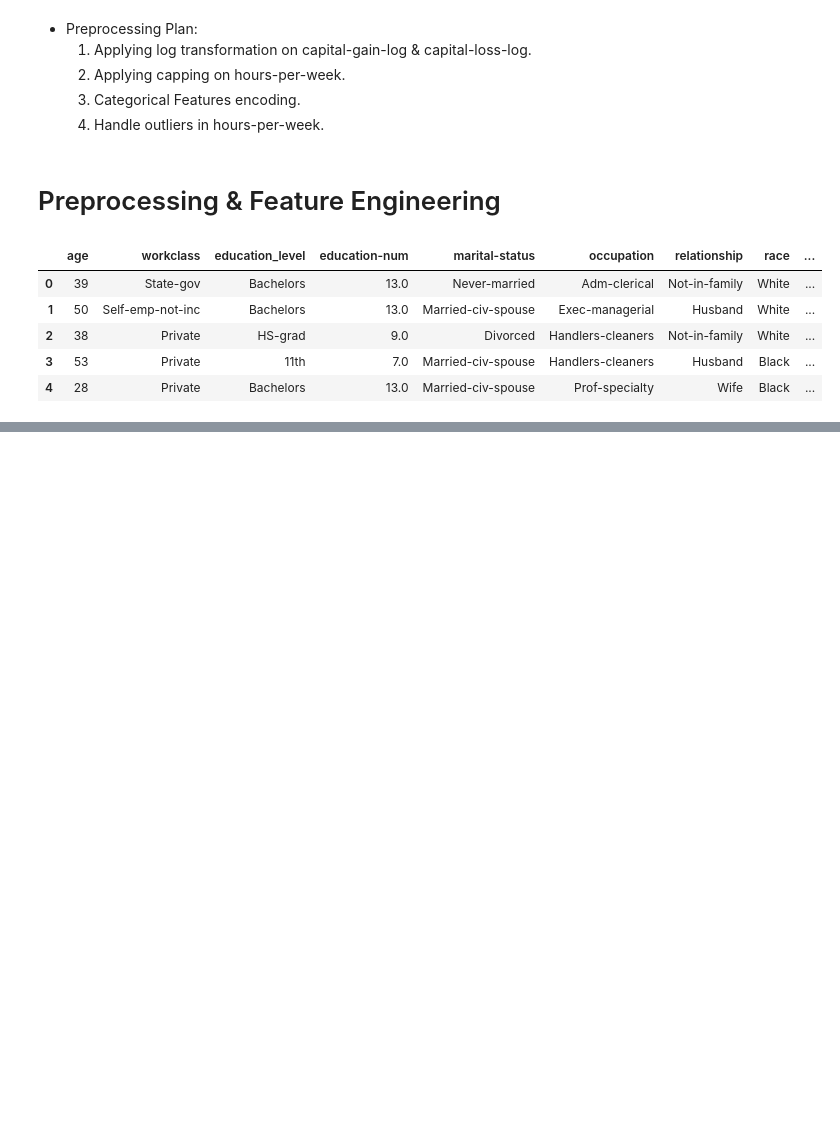
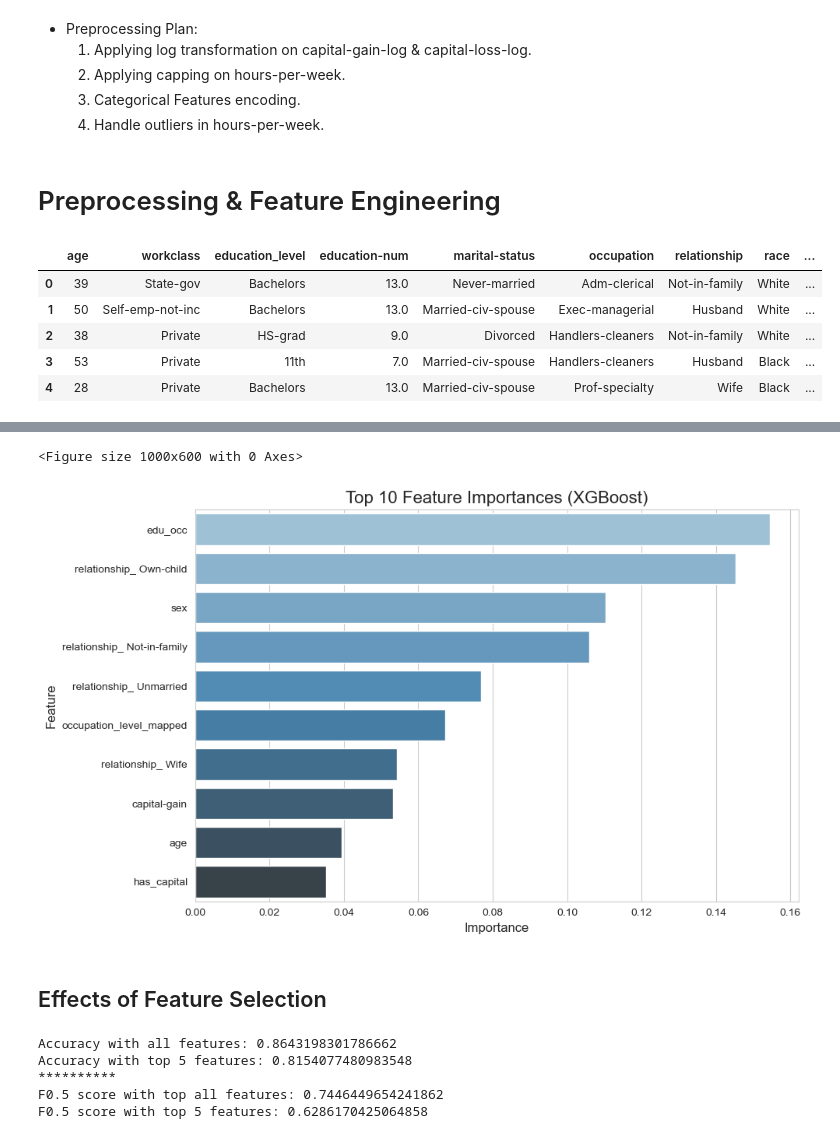
Before and after one commit to omarhusnye/SupervisedML_project, a Jupyter notebook: ProjectML-IEEE.ipynb, the cells around one changed output, grey strips where cells are left out. Cells and saved outputs as stored; diff of their text form; code cells hidden in the pictures; blank space fills up the shorter version.

```diff
--- a/ProjectML-IEEE.ipynb
+++ b/ProjectML-IEEE.ipynb
@@ -460,0 +686,22 @@ X_train.head()
+# %%
+# Unoptimized XGBoost
+xgb_unopt = XGBClassifier(random_state=42)
+xgb_unopt.fit(X_train, y_train)
+pred_unopt = xgb_unopt.predict(X_test)
+acc_unopt = accuracy_score(y_test, pred_unopt)
+f_unopt   = fbeta_score(y_test, pred_unopt, beta=0.5)
+
+# Optimized XGBoost
+best_model = g_search.best_estimator_
+pred_opt = best_model.predict(X_test)
+acc_opt = accuracy_score(y_test, pred_opt)
+f_opt   = fbeta_score(y_test, pred_opt, beta=0.5)
+
+res_data = {
+    "Model": ["Naive Predictor", "XGBoost (Unoptimized)", "XGBoost (Optimized)"],
+    "Accuracy": [accuracy, acc_unopt, acc_opt],
+    "F-0.5 Score": [fscore, f_unopt, f_opt]
+}
+
+res_df = pd.DataFrame(res_data)
+res_df
@@ -460,0 +734,9 @@ X_train.head()
+# %%
+# Get feature importances
+importances = best_model.feature_importances_
+
+fimportances = pd.DataFrame({"Feature": X_train.columns, "Importance": importances})
+fimportances = fimportances.sort_values(by="Importance", ascending=False)
+
+top10 = fimportances.head(10)
+top10
@@ -460,0 +755,38 @@ X_train.head()
+# %%
+plt.figure(figsize=(10,6))
+sns.barplot(x="Importance",  y="Feature", data=top10, palette="Blues_d")
+
+plt.title("Top 10 Feature Importances (XGBoost)", fontsize=16)
+plt.xlabel("Importance", fontsize=12)
+plt.ylabel("Feature", fontsize=12)
+plt.tight_layout()
+plt.show()
+# %% [output]
+<Figure size 1000x600 with 0 Axes>
+[figure, added]
+# %% [markdown]
+## Effects of Feature Selection
+# %%
+top5 = fimportances.head(5)["Feature"]
+X_train_top5 = X_train[top5]
+X_test_top5 = X_test[top5]
+
+xgb_top5 = best_model
+xgb_top5.fit(X_train_top5, y_train)
+pred_top5 = xgb_top5.predict(X_test_top5)
+
+# Evaluation
+acc_top5 = accuracy_score(y_test, pred_top5)
+f_top5 = fbeta_score(y_test, pred_top5, beta=0.5)
+
+print("Accuracy with all features:", acc_opt)
+print("Accuracy with top 5 features:", acc_top5)
+print(10*'*')
+print("F0.5 score with top all features:", f_opt)
+print("F0.5 score with top 5 features:", f_top5)
+# %% [output]
+Accuracy with all features: 0.8643198301786662
+Accuracy with top 5 features: 0.8154077480983548
+**********
+F0.5 score with top all features: 0.7446449654241862
+F0.5 score with top 5 features: 0.6286170425064858
```
Also changed, not shown: parts of 38 cells of this notebook.
